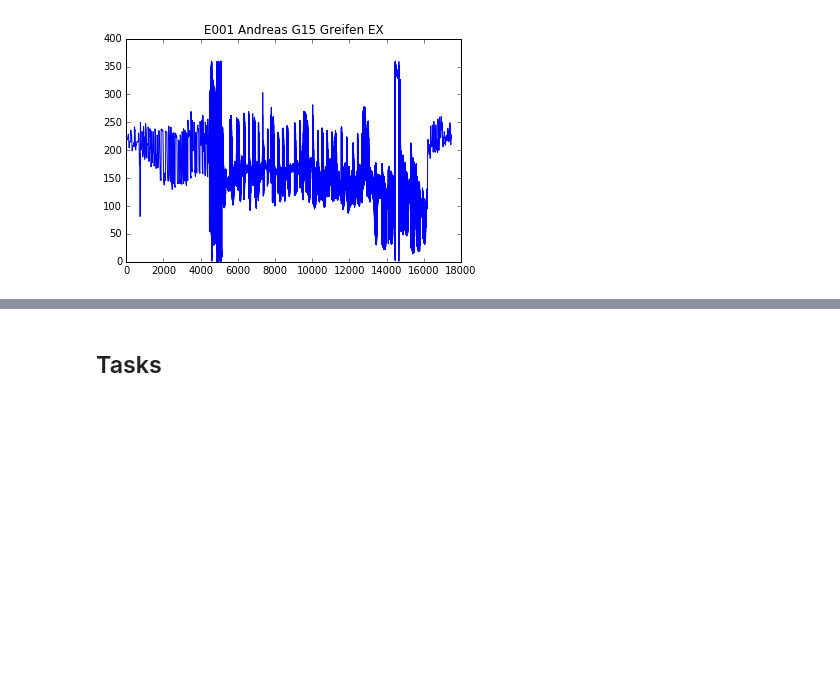
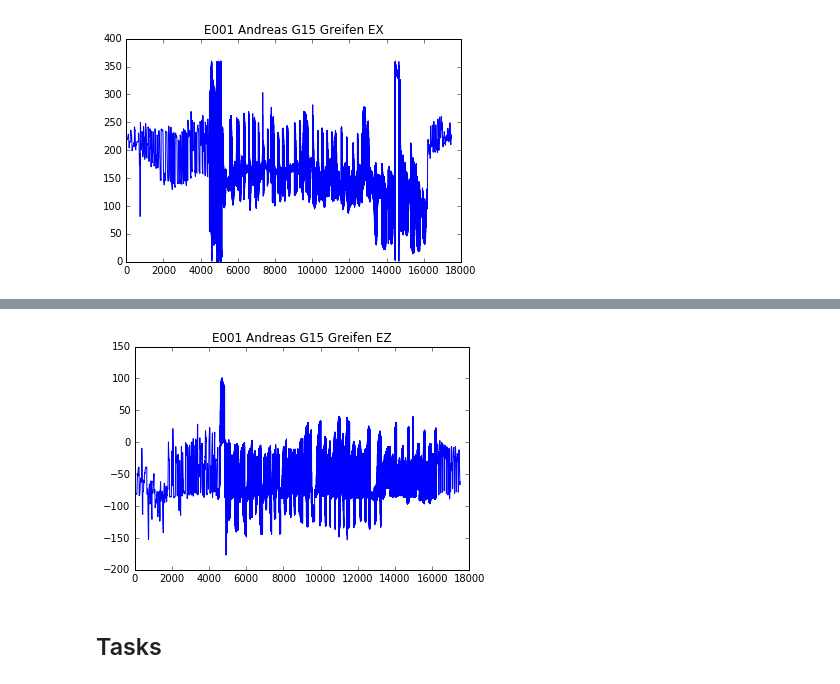
Before and after one commit to Make-O-Matic/MOM-Engine, a Jupyter notebook: data_preprocess.ipynb, the cells around one changed output, grey strips where cells are left out. Saved outputs shown, nothing was run; the diff lists cells and outputs as text; code cells hidden in the pictures; blank space fills up the shorter version.

```diff
--- a/data_preprocess.ipynb
+++ b/data_preprocess.ipynb
@@ -230,3 +360,8 @@ myplot(var)
+# %%
+var = 'EZ'
+myplot(var)
+# %% [output]
+[figure, added]
 # %%
 mydata
 # %%
```
Also changed, not shown: parts of 13 cells of this notebook.
